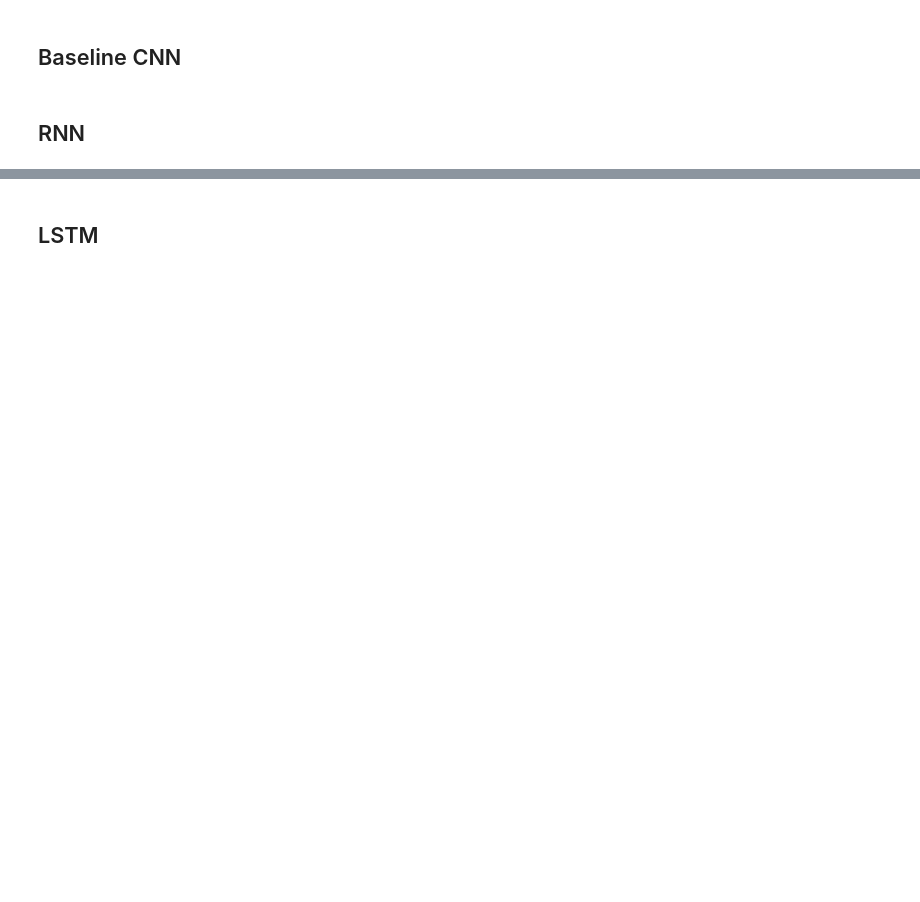
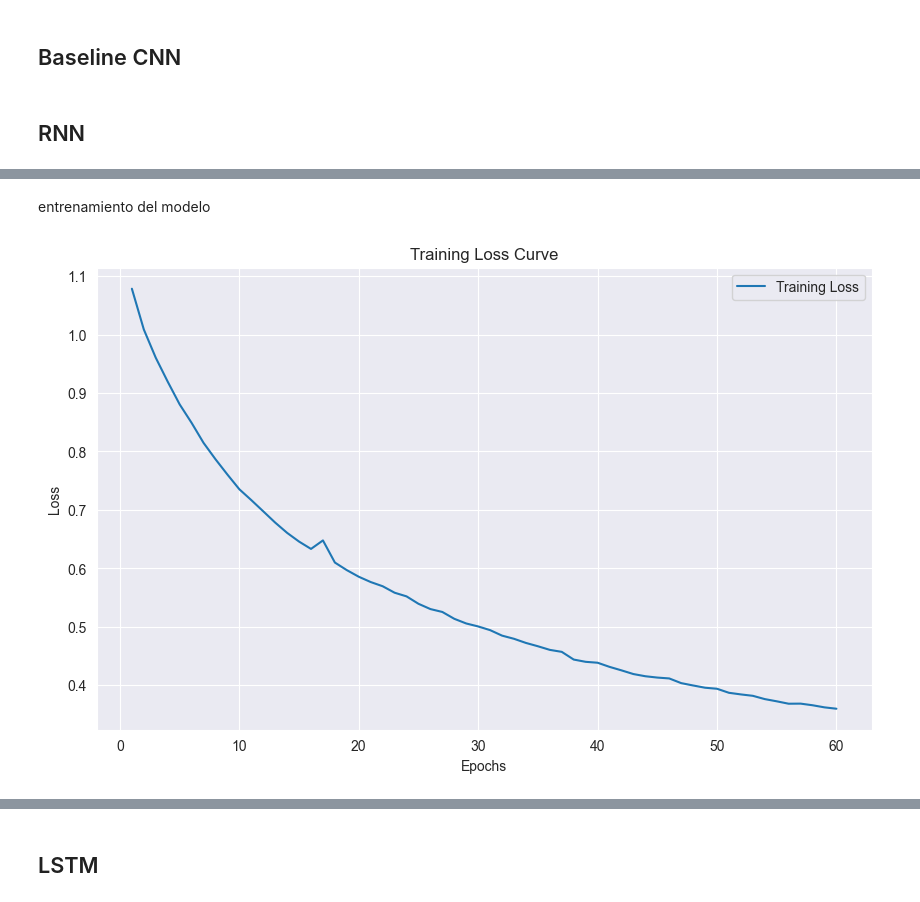
Before and after one commit to balechon/NLP_Laboratorios, a Jupyter notebook: Laboratorio5.ipynb, the cells around one changed output, grey strips where cells are left out. Cells and saved outputs as stored; diff of their text form; code cells hidden in the pictures; blank space fills up the shorter version.

```diff
--- a/Laboratorio5.ipynb
+++ b/Laboratorio5.ipynb
@@ -138,3 +231,20 @@ creamos los embeddings
 ## Baseline CNN
 # %% [markdown]
 ## RNN
+# %%
+class SentimentRNN(nn.Module):
+    def __init__(self, vocab_size, embedding_dim, hidden_dim, output_dim, n_layers, dropout, bidirectional=True):
+        super().__init__()
+        self.embedding = nn.Embedding(vocab_size, embedding_dim, padding_idx=0)
+        self.rnn = nn.RNN(embedding_dim, hidden_dim, n_layers, dropout=dropout, batch_first=True, bidirectional=bidirectional)
+        self.fc = nn.Linear(hidden_dim * 2 if bidirectional else hidden_dim, output_dim)
+        self.dropout = nn.Dropout(dropout)
+
+    def forward(self, text):
+        embedded = self.dropout(self.embedding(text))
+        output, hidden = self.rnn(embedded)
+        if self.rnn.bidirectional:
+            hidden = self.dropout(torch.cat((hidden[-2,:,:], hidden[-1,:,:]), dim=1))
+        else:
+            hidden = self.dropout(hidden[-1,:,:])
+        return self.fc(hidden)
@@ -140,0 +287,39 @@ creamos los embeddings
+# %% [markdown]
+entrenamiento del modelo
+# %%
+train_losses = []
+
+# Barra de progreso para las épocas
+progress_bar = tqdm(range(EPOCHS * len(train_loader)))
+
+# Entrenamiento
+for epoch in range(EPOCHS):
+    model_rnn.train()
+    epoch_loss = 0
+
+    for batch in train_loader:
+        text, labels = batch
+        text, labels = text.to(device), labels.to(device)
+
+        optimizer.zero_grad()
+        output = model_rnn(text)
+        loss = criterion(output, labels)
+        loss.backward()
+        optimizer.step()
+
+        epoch_loss += loss.item()
+        progress_bar.update()
+
+    avg_loss = epoch_loss / len(train_loader)
+    train_losses.append(avg_loss)
+
+# Visualizar la curva de pérdida
+plt.figure(figsize=(10, 6))
+plt.plot(range(1, EPOCHS + 1), train_losses, label='Training Loss')
+plt.xlabel('Epochs')
+plt.ylabel('Loss')
+plt.title('Training Loss Curve')
+plt.legend()
+plt.show()
+# %% [output]
+[figure, added]
```
Also changed, not shown: parts of 22 cells of this notebook, 1 other file.
